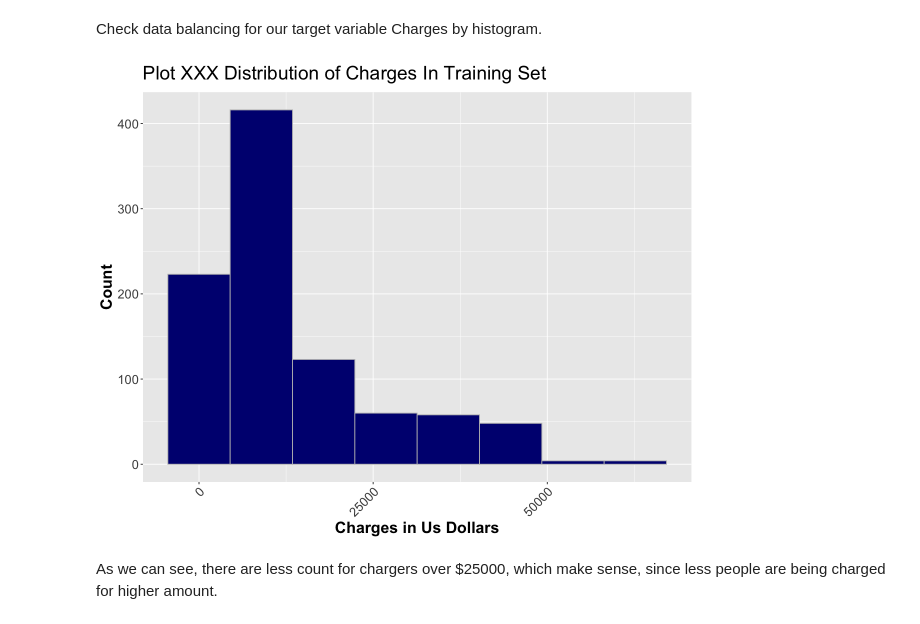
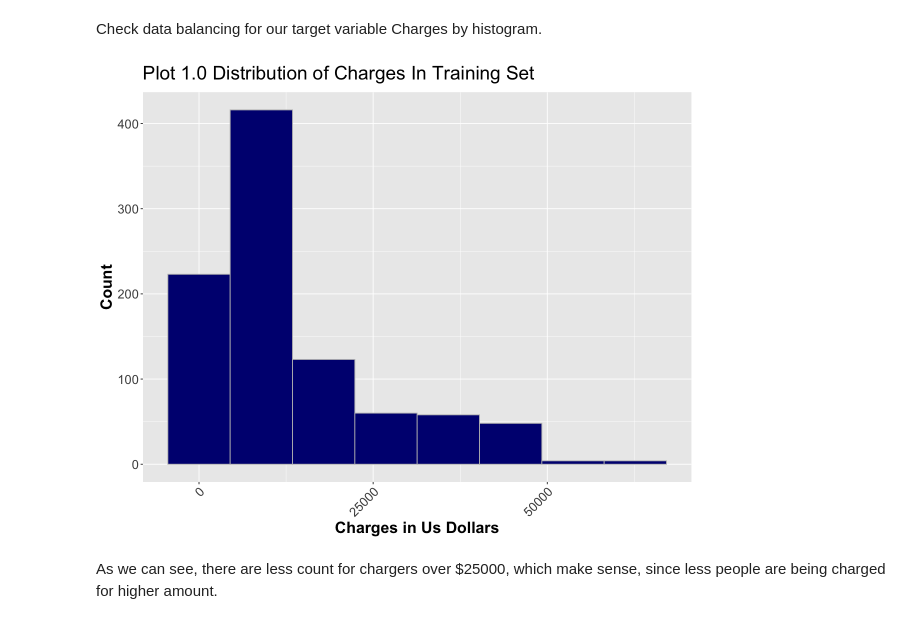
Before and after one commit to Zibo-S/STAT301_Gp_4, a Jupyter notebook: Final_Report_Draft.ipynb, the cells around one changed output. Cells and saved outputs as stored; diff of their text form; code cells hidden in the pictures.

```diff
--- a/Final_Report_Draft.ipynb
+++ b/Final_Report_Draft.ipynb
@@ -108,19 +84,19 @@ Check data balancing for our target variable Charges by histogram.
 # %%
 options(repr.plot.width = 10, repr.plot.height = 8)
 hist_charges <- ggplot(training_set, aes(x = charges)) +
   geom_histogram(bins = 8, color = "gray", fill = "navyblue") +
   xlab("Charges in Us Dollars") +
   ylab("Count") +
   theme(
     text = element_text(size = 19),
     plot.title = element_text(face = "bold"),
     axis.title = element_text(face = "bold"),
     axis.text.x = element_text(angle = 45, hjust = 1)
   )+
-  ggtitle(expression("Plot XXX Distribution of Charges In Training Set"))
+  ggtitle(expression("Plot 1.0 Distribution of Charges In Training Set"))
 hist_charges
 # %% [output]
-[figure, old version]
+[figure, new version]
 # %% [markdown]
 As we can see, there are less count for chargers over $25000, which make sense, since less people are being charged for higher amount.
 # %% [markdown]
```
Also changed, not shown: parts of 42 cells of this notebook.
